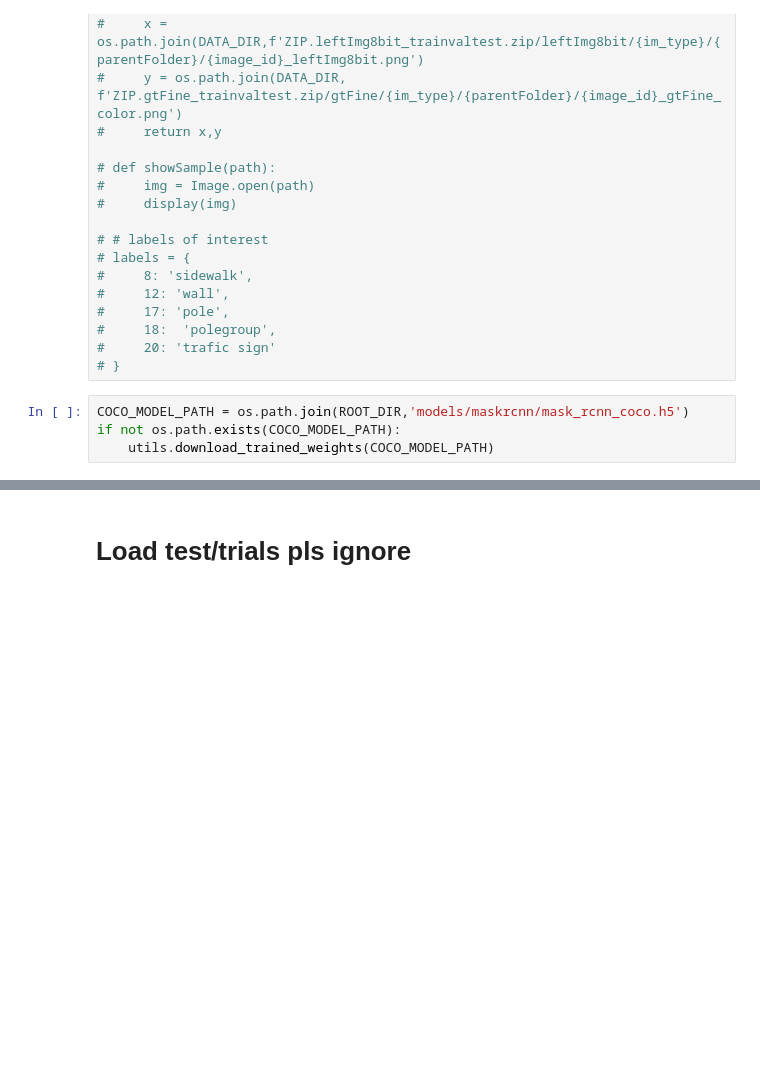
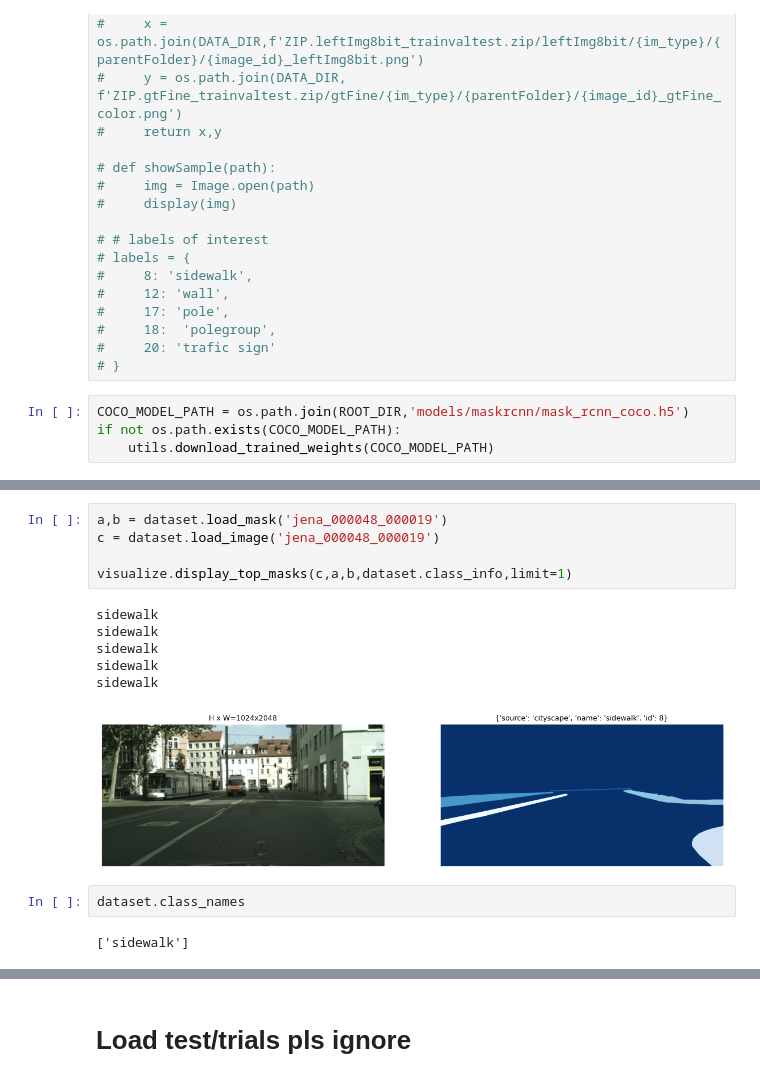
Before and after one commit to DataScienceAndEngineering/deep-learning-final-project-project-sidewalk, a Jupyter notebook: notebooks/explorations/maskrcnn_demo.ipynb, the cells around one changed output, grey strips where cells are left out. Drawn from its saved outputs; the diff is of its cells as text; blank space fills up the shorter version.

```diff
--- a/notebooks/explorations/maskrcnn_demo.ipynb
+++ b/notebooks/explorations/maskrcnn_demo.ipynb
@@ -216,0 +399,16 @@ TypeError: Could not build a TypeSpec for <KerasTensor: shape=(None, None, 4) dt
+# %%
+a,b = dataset.load_mask('jena_000048_000019')
+c = dataset.load_image('jena_000048_000019')
+
+visualize.display_top_masks(c,a,b,dataset.class_info,limit=1)
+# %% [output]
+sidewalk
+sidewalk
+sidewalk
+sidewalk
+sidewalk
+[figure, added]
+# %%
+dataset.class_names
+# %% [output]
+['sidewalk']
```
Also changed, not shown: parts of 45 cells of this notebook.
